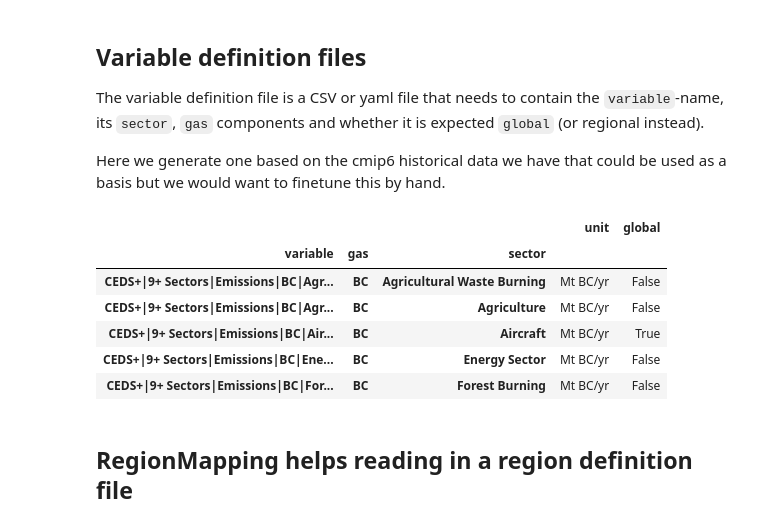
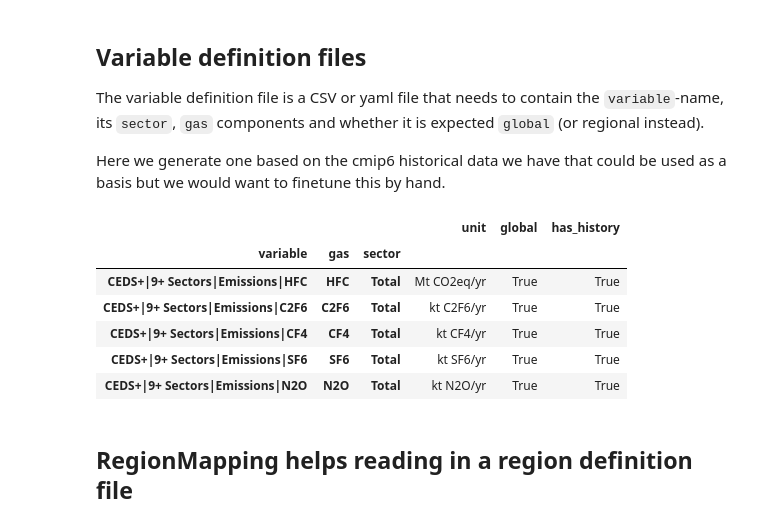
Before and after one commit to jkikstra/concordia, a Jupyter notebook: notebooks/workflow.ipynb, the cells around one changed output. Saved outputs shown, nothing was run; the diff lists cells and outputs as text; code cells hidden in the pictures.

```diff
--- a/notebooks/workflow.ipynb
+++ b/notebooks/workflow.ipynb
@@ -43,15 +43,15 @@ The variable definition file is a CSV or yaml file that needs to contain the `va
 Here we generate one based on the cmip6 historical data we have that could be used as a basis but we would want to finetune this by hand.
 # %%
 variabledefs = VariableDefinitions.from_csv(data_path / "variabledefs-rescue.csv")
-variabledefs.data.head()
+variabledefs.data.tail()
 # %% [output]
-|  |  |  | unit | global |
-| variable | gas | sector |  |  |
-| CEDS+|9+ Sectors|Emissions|BC|Agr... | BC | Agricultural Waste Burning | Mt BC/yr | False |
-| CEDS+|9+ Sectors|Emissions|BC|Agr... | BC | Agriculture | Mt BC/yr | False |
-| CEDS+|9+ Sectors|Emissions|BC|Air... | BC | Aircraft | Mt BC/yr | True |
-| CEDS+|9+ Sectors|Emissions|BC|Ene... | BC | Energy Sector | Mt BC/yr | False |
-| CEDS+|9+ Sectors|Emissions|BC|For... | BC | Forest Burning | Mt BC/yr | False |
+|  |  |  | unit | global | has_history |
+| variable | gas | sector |  |  |  |
+| CEDS+|9+ Sectors|Emissions|HFC | HFC | Total | Mt CO2eq/yr | True | True |
+| CEDS+|9+ Sectors|Emissions|C2F6 | C2F6 | Total | kt C2F6/yr | True | True |
+| CEDS+|9+ Sectors|Emissions|CF4 | CF4 | Total | kt CF4/yr | True | True |
+| CEDS+|9+ Sectors|Emissions|SF6 | SF6 | Total | kt SF6/yr | True | True |
+| CEDS+|9+ Sectors|Emissions|N2O | N2O | Total | kt N2O/yr | True | True |
 # %% [markdown]
 ## RegionMapping helps reading in a region definition file
 # %%
```
Also changed, not shown: parts of 30 cells of this notebook, 4 other files.
